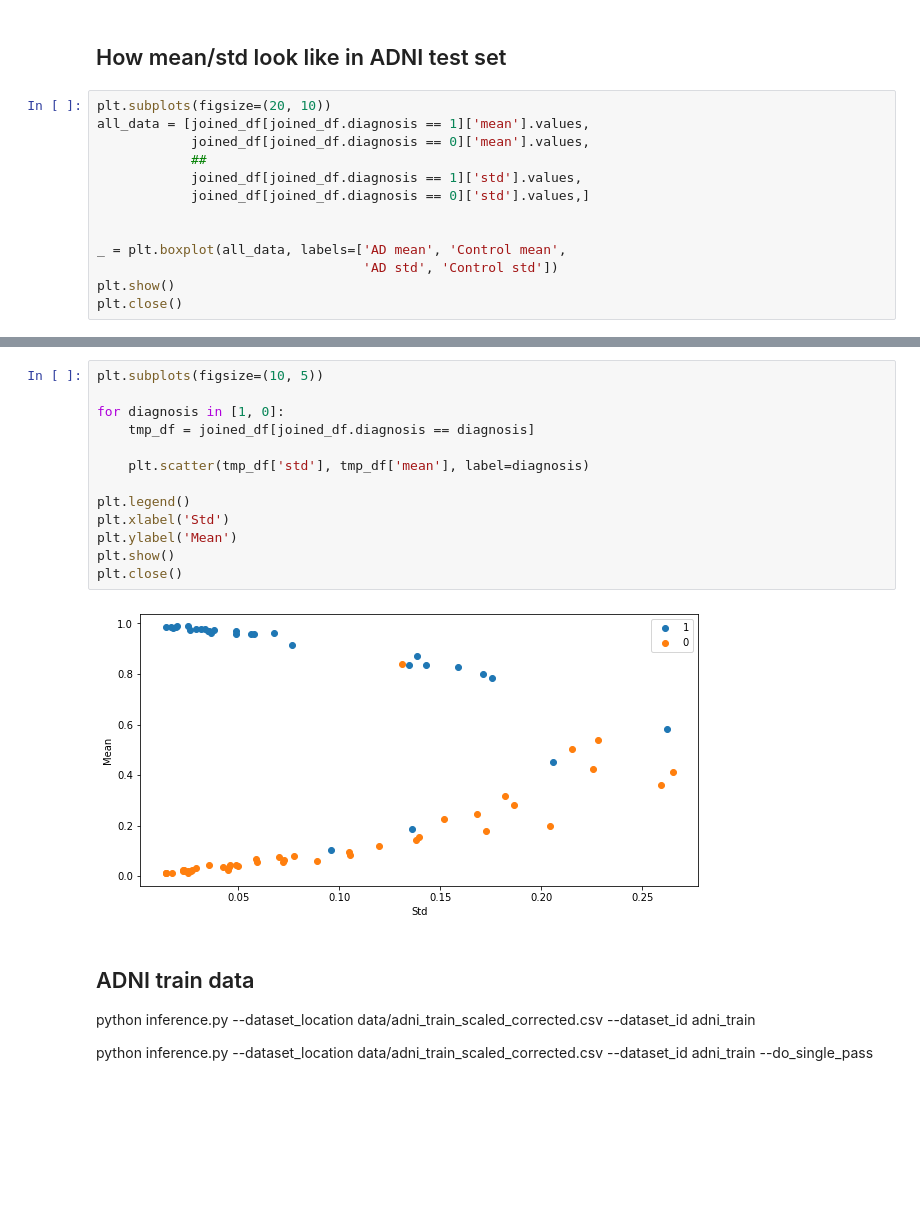
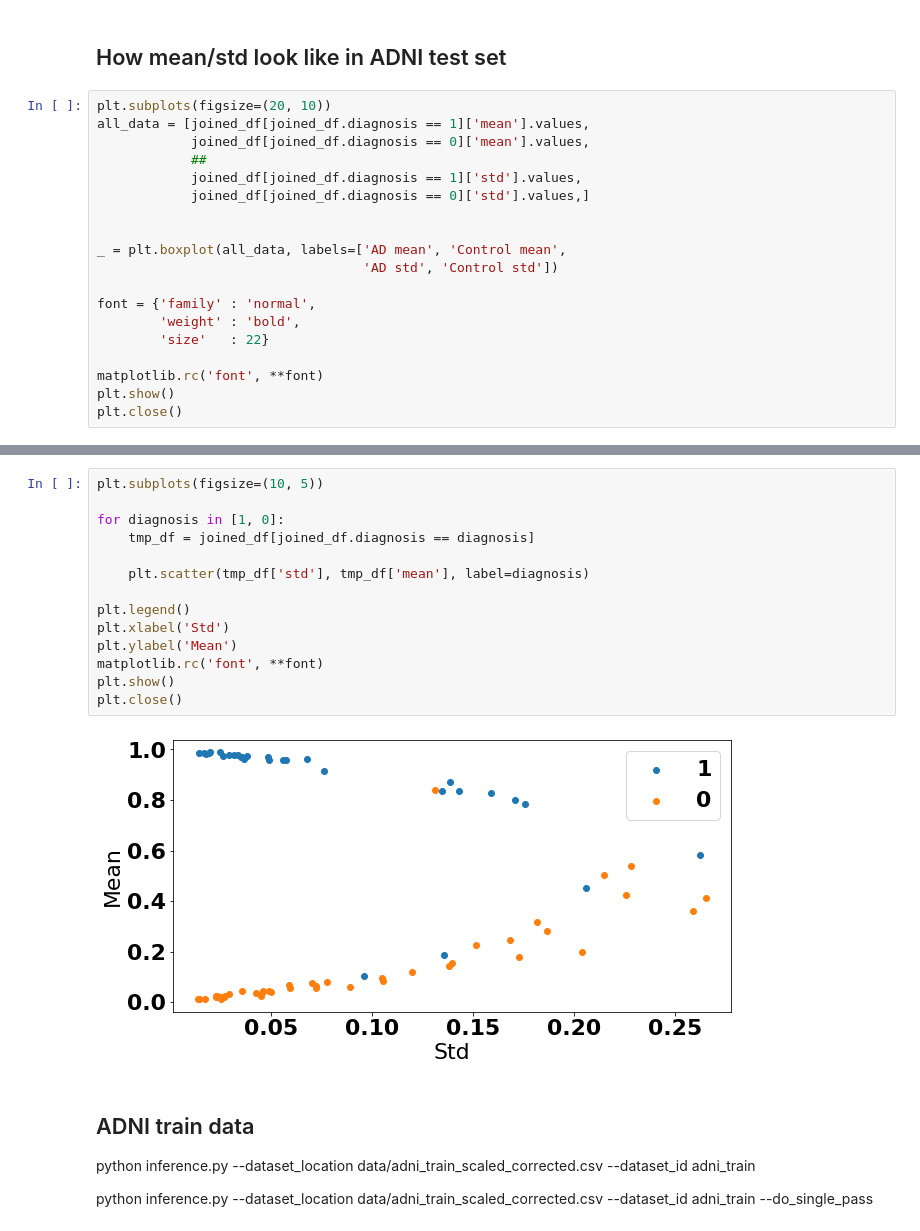
Before and after one commit to tighu20/adni_phenotypes, a Jupyter notebook: results/ADNI_test_Results.ipynb, the cells around one changed output, grey strips where cells are left out. Saved outputs shown, nothing was run; the diff lists cells and outputs as text; blank space fills up the shorter version.

```diff
--- a/results/ADNI_test_Results.ipynb
+++ b/results/ADNI_test_Results.ipynb
@@ -79,6 +80,12 @@ all_data = [joined_df[joined_df.diagnosis == 1]['mean'].values,
 
 _ = plt.boxplot(all_data, labels=['AD mean', 'Control mean',
                                   'AD std', 'Control std'])
+
+font = {'family' : 'normal',
+        'weight' : 'bold',
+        'size'   : 22}
+
+matplotlib.rc('font', **font)
 plt.show()
 plt.close()
 # %% [output]
@@ -86,18 +94,19 @@ plt.close()
 # %%
 plt.subplots(figsize=(10, 5))
 
 for diagnosis in [1, 0]:
     tmp_df = joined_df[joined_df.diagnosis == diagnosis]
 
     plt.scatter(tmp_df['std'], tmp_df['mean'], label=diagnosis)
 
 plt.legend()
 plt.xlabel('Std')
 plt.ylabel('Mean')
+matplotlib.rc('font', **font)
 plt.show()
 plt.close()
 # %% [output]
-[figure, old version]
+[figure, new version]
 # %% [markdown]
 ## ADNI train data
 
```
Also changed, not shown: parts of 4 cells of this notebook, 7 other files.
